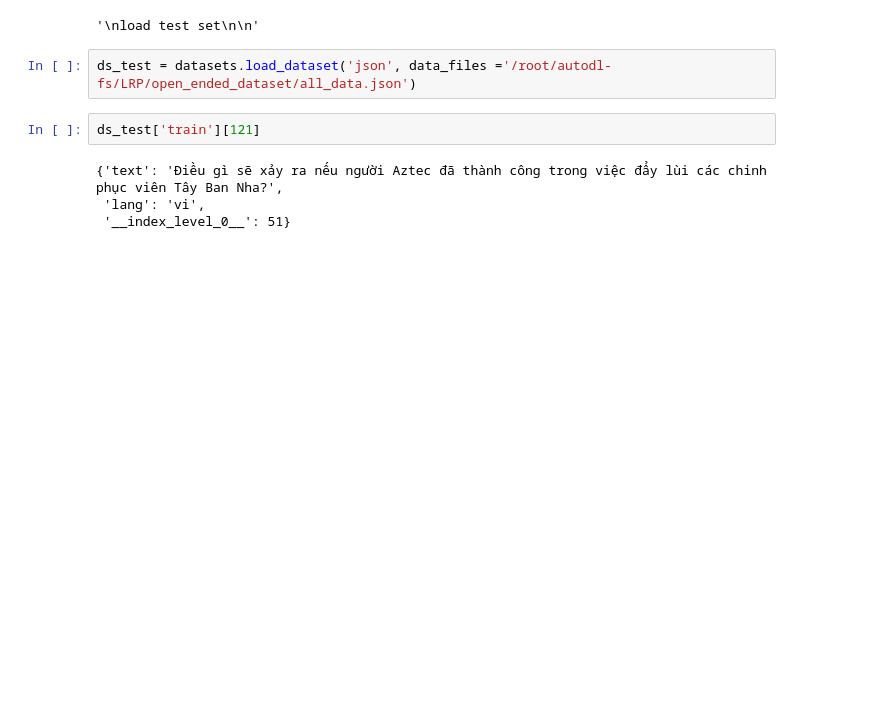
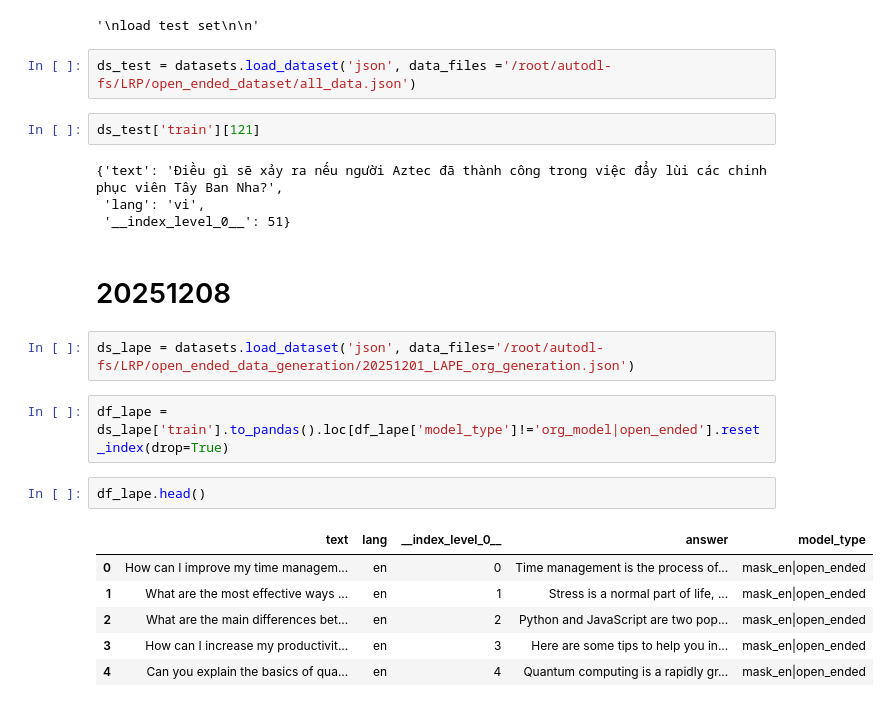
Before and after one commit to weizaiff/LRP, a Jupyter notebook: 20251201_open_ended_generation.ipynb, the cells around one changed output. Cells and saved outputs as stored; diff of their text form; blank space fills up the shorter version.

Commit message:
generate all answers

```diff
--- a/20251201_open_ended_generation.ipynb
+++ b/20251201_open_ended_generation.ipynb
@@ -70,3 +73,18 @@ ds_test['train'][121]
 {'text': 'Điều gì sẽ xảy ra nếu người Aztec đã thành công trong việc đẩy lùi các chinh phục viên Tây Ban Nha?',
  'lang': 'vi',
  '__index_level_0__': 51}
+# %% [markdown]
+# 20251208
+# %%
+ds_lape = datasets.load_dataset('json', data_files='/root/autodl-fs/LRP/open_ended_data_generation/20251201_LAPE_org_generation.json')
+# %%
+df_lape = ds_lape['train'].to_pandas().loc[df_lape['model_type']!='org_model|open_ended'].reset_index(drop=True)
+# %%
+df_lape.head()
+# %% [output]
+|  | text | lang | __index_level_0__ | answer | model_type |
+| 0 | How can I improve my time managem... | en | 0 | Time management is the process of... | mask_en|open_ended |
+| 1 | What are the most effective ways ... | en | 1 | Stress is a normal part of life, ... | mask_en|open_ended |
+| 2 | What are the main differences bet... | en | 2 | Python and JavaScript are two pop... | mask_en|open_ended |
+| 3 | How can I increase my productivit... | en | 3 | Here are some tips to help you in... | mask_en|open_ended |
+| 4 | Can you explain the basics of qua... | en | 4 | Quantum computing is a rapidly gr... | mask_en|open_ended |
```
Also changed, not shown: parts of 20 cells of this notebook, 2 other files.
